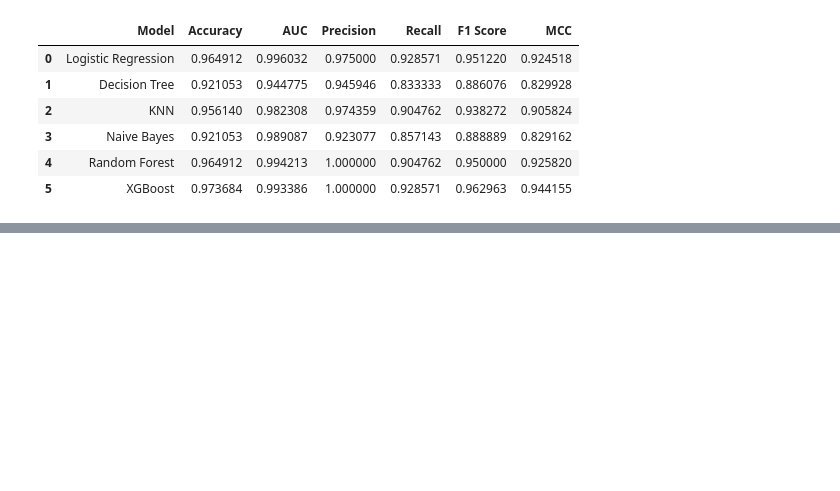
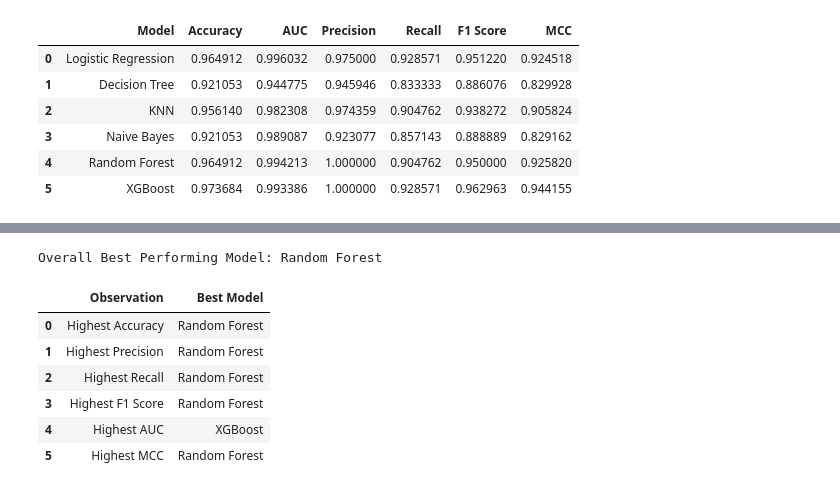
Before and after one commit to Kan1506/ML-Assignment-2, a Jupyter notebook: ML_Assignment_2.ipynb, the cells around one changed output, grey strips where cells are left out. Cells and saved outputs as stored; diff of their text form; code cells hidden in the pictures; blank space fills up the shorter version.

```diff
--- a/ML_Assignment_2.ipynb
+++ b/ML_Assignment_2.ipynb
@@ -427,0 +618,34 @@ results
+# %%
+
+best_model = comparison_df.iloc[0]["Model"]
+print(f"Overall Best Performing Model: {best_model}")
+
+observations = pd.DataFrame({
+    "Observation": [
+        "Highest Accuracy",
+        "Highest Precision",
+        "Highest Recall",
+        "Highest F1 Score",
+        "Highest AUC",
+        "Highest MCC"
+    ],
+    "Best Model": [
+        comparison_df.sort_values("Accuracy", ascending=False).iloc[0]["Model"],
+        comparison_df.sort_values("Precision", ascending=False).iloc[0]["Model"],
+        comparison_df.sort_values("Recall", ascending=False).iloc[0]["Model"],
+        comparison_df.sort_values("F1 Score", ascending=False).iloc[0]["Model"],
+        comparison_df.sort_values("AUC", ascending=False).iloc[0]["Model"],
+        comparison_df.sort_values("MCC", ascending=False).iloc[0]["Model"],
+    ]
+})
+
+observations
+# %% [output]
+Overall Best Performing Model: Random Forest
+|  | Observation | Best Model |
+| 0 | Highest Accuracy | Random Forest |
+| 1 | Highest Precision | Random Forest |
+| 2 | Highest Recall | Random Forest |
+| 3 | Highest F1 Score | Random Forest |
+| 4 | Highest AUC | XGBoost |
+| 5 | Highest MCC | Random Forest |
```
Also changed, not shown: parts of 4 cells of this notebook.
